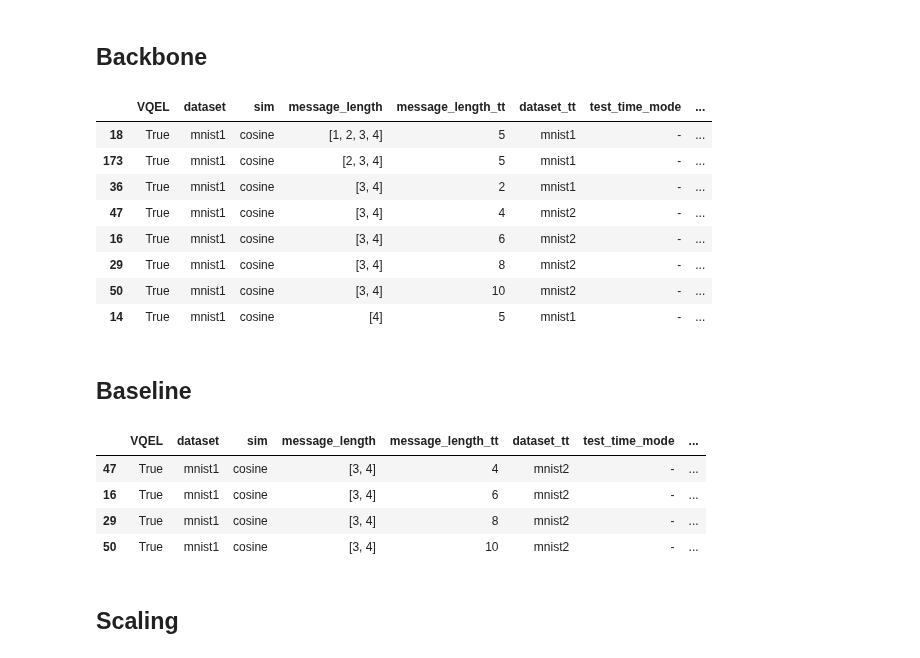
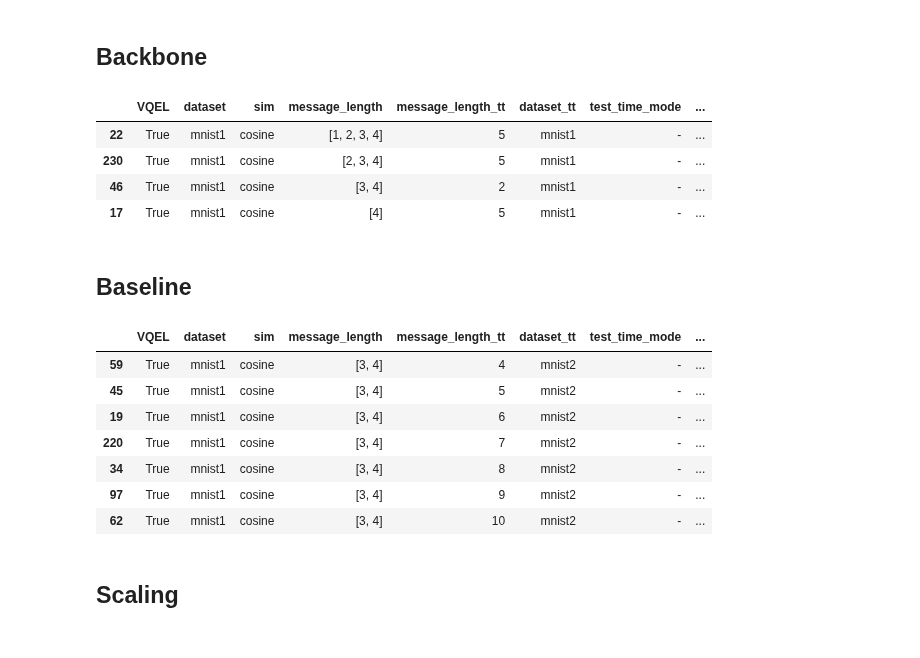
Before and after one commit to MehdiJmlkh/Test-Time-Emergent-Language, a Jupyter notebook: VQTT/results.ipynb, the cells around one changed output. Saved outputs shown, nothing was run; the diff lists cells and outputs as text; code cells hidden in the pictures.

```diff
--- a/VQTT/results.ipynb
+++ b/VQTT/results.ipynb
@@ -56,5 +61,5 @@ Total reports loaded: 184
 # %%
-def filter_df(filters, df=df, sort_by=["seed"]):
+def filter_df(filters, df=df, sort_by=["message_length", "message_length_tt", "learning_rate_tt", "num_iterations"]):
 
     idx = pd.Series(True, index=df.index)
 
@@ -234,6 +239,33 @@ write(
 """
 )
 # %%
+backbone_cols = [
+    "VQEL",
+    "dataset",
+    "sim",
+    "message_length",
+    "message_length_tt",
+    "dataset_tt",
+    "test_time_mode",
+    "mutual_play_accuracy",
+    "test_time_mutual_accuracy",
+    "test_time_self_accuracy",
+    "path",
+]
+
+baseline_cols = [
+    "VQEL",
+    "dataset",
+    "sim",
+    "message_length",
+    "message_length_tt",
+    "dataset_tt",
+    "test_time_mode",
+    "test_time_mutual_accuracy",
+    "test_time_self_accuracy",
+    "path",
+]
+
 scaling_cols = [
     "VQEL",
     "dataset",
@@ -244,8 +276,8 @@ scaling_cols = [
     "test_time_mode",
     "sampling_temperature_tt",
     "best_of_n",
-    "test_time_training_accuracy",
-    "test_time_self_play_accuracy",
+    "test_time_mutual_accuracy",
+    "test_time_self_accuracy",
     "path",
 ]
 
@@ -266,11 +298,12 @@ adapt_cols = [
     "sim",
     "message_length",
     "message_length_tt",
+    "dataset_tt",
     "test_time_mode",
     "learning_rate_tt",
     "num_iterations",
-    "test_time_training_accuracy",
-    "test_time_self_play_accuracy",
+    "test_time_mutual_accuracy",
+    "test_time_self_accuracy",
     "path",
 ]
 
@@ -479,26 +583,21 @@ final[adapt_cols]
 # %%
 add_heading(3, "VQEL - Cosine")
 
 res = filter_df({
     "dataset": "mnist1",
     "sim": "cosine",
     "VQEL": True,
-    "test_time_mode": "-"
+    "test_time_mode": "-",
+    "dataset_tt": "mnist1"
 }, sort_by=["message_length", "message_length_tt"])
 
-to_html(res[scaling_cols_report])
-
-res[scaling_cols]
+res[backbone_cols]
 # %% [output]
 |  | VQEL | dataset | sim | message_length | message_length_tt | dataset_tt | test_time_mode | ... |
-| 18 | True | mnist1 | cosine | [1, 2, 3, 4] | 5 | mnist1 | - | ... |
-| 173 | True | mnist1 | cosine | [2, 3, 4] | 5 | mnist1 | - | ... |
-| 36 | True | mnist1 | cosine | [3, 4] | 2 | mnist1 | - | ... |
-| 47 | True | mnist1 | cosine | [3, 4] | 4 | mnist2 | - | ... |
-| 16 | True | mnist1 | cosine | [3, 4] | 6 | mnist2 | - | ... |
-| 29 | True | mnist1 | cosine | [3, 4] | 8 | mnist2 | - | ... |
-| 50 | True | mnist1 | cosine | [3, 4] | 10 | mnist2 | - | ... |
-| 14 | True | mnist1 | cosine | [4] | 5 | mnist1 | - | ... |
+| 22 | True | mnist1 | cosine | [1, 2, 3, 4] | 5 | mnist1 | - | ... |
+| 230 | True | mnist1 | cosine | [2, 3, 4] | 5 | mnist1 | - | ... |
+| 46 | True | mnist1 | cosine | [3, 4] | 2 | mnist1 | - | ... |
+| 17 | True | mnist1 | cosine | [4] | 5 | mnist1 | - | ... |
 # %% [markdown]
 ## Baseline
 # %%
@@ -512,15 +611,16 @@ res = filter_df({
     "test_time_mode": "-"
 }, sort_by=["message_length", "message_length_tt"])
 
-to_html(res[scaling_cols_report])
-
-res[scaling_cols]
+res[baseline_cols]
 # %% [output]
 |  | VQEL | dataset | sim | message_length | message_length_tt | dataset_tt | test_time_mode | ... |
-| 47 | True | mnist1 | cosine | [3, 4] | 4 | mnist2 | - | ... |
-| 16 | True | mnist1 | cosine | [3, 4] | 6 | mnist2 | - | ... |
-| 29 | True | mnist1 | cosine | [3, 4] | 8 | mnist2 | - | ... |
-| 50 | True | mnist1 | cosine | [3, 4] | 10 | mnist2 | - | ... |
+| 59 | True | mnist1 | cosine | [3, 4] | 4 | mnist2 | - | ... |
+| 45 | True | mnist1 | cosine | [3, 4] | 5 | mnist2 | - | ... |
+| 19 | True | mnist1 | cosine | [3, 4] | 6 | mnist2 | - | ... |
+| 220 | True | mnist1 | cosine | [3, 4] | 7 | mnist2 | - | ... |
+| 34 | True | mnist1 | cosine | [3, 4] | 8 | mnist2 | - | ... |
+| 97 | True | mnist1 | cosine | [3, 4] | 9 | mnist2 | - | ... |
+| 62 | True | mnist1 | cosine | [3, 4] | 10 | mnist2 | - | ... |
 # %% [markdown]
 ## Scaling
 # %%
```
Also changed, not shown: parts of 32 cells of this notebook.
